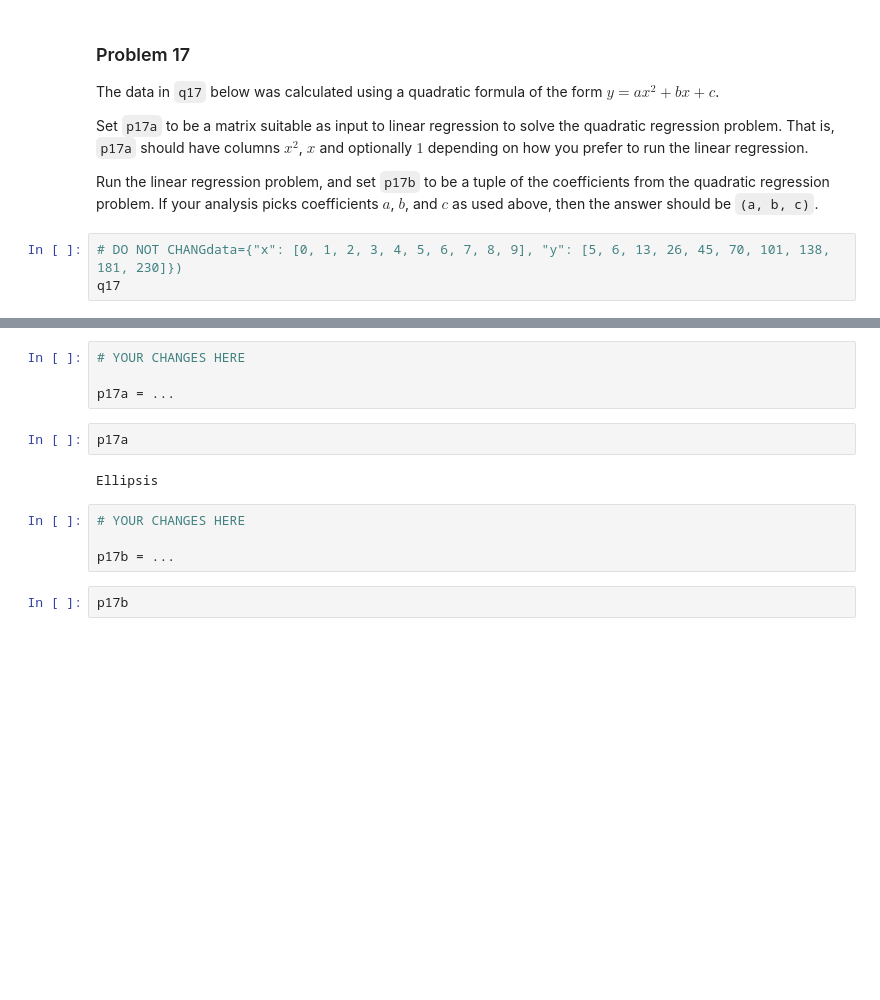
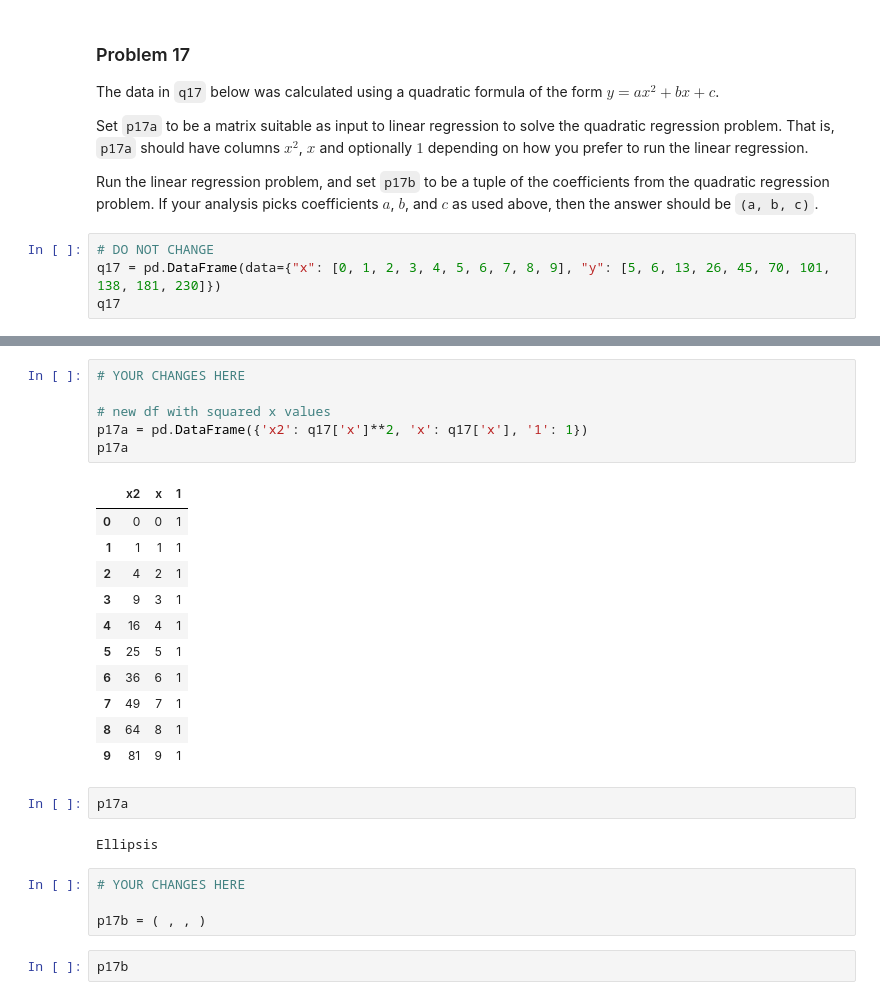
Before and after one commit to veniola/dx601-homework-08, a Jupyter notebook: homework.ipynb, the cells around one changed output, grey strips where cells are left out. Cells and saved outputs as stored; diff of their text form; blank space fills up the shorter version.

```diff
--- a/homework.ipynb
+++ b/homework.ipynb
@@ -404,6 +406,7 @@ That is, `p17a` should have columns $x^2$, $x$ and optionally $1$ depending on h
 Run the linear regression problem, and set `p17b` to be a tuple of the coefficients from the quadratic regression problem.
 If your analysis picks coefficients $a$, $b$, and $c$ as used above, then the answer should be `(a, b, c)`.
 # %%
-# DO NOT CHANGdata={"x": [0, 1, 2, 3, 4, 5, 6, 7, 8, 9], "y": [5, 6, 13, 26, 45, 70, 101, 138, 181, 230]})
+# DO NOT CHANGE
+q17 = pd.DataFrame(data={"x": [0, 1, 2, 3, 4, 5, 6, 7, 8, 9], "y": [5, 6, 13, 26, 45, 70, 101, 138, 181, 230]})
 q17
 # %% [output]
@@ -411,7 +424,21 @@ NameError: name 'q17' is not defined
-# %%
-# YOUR CHANGES HERE
-
-p17a = ...
+# %%
+# YOUR CHANGES HERE
+
+# new df with squared x values
+p17a = pd.DataFrame({'x2': q17['x']**2, 'x': q17['x'], '1': 1})
+p17a
+# %% [output]
+|  | x2 | x | 1 |
+| 0 | 0 | 0 | 1 |
+| 1 | 1 | 1 | 1 |
+| 2 | 4 | 2 | 1 |
+| 3 | 9 | 3 | 1 |
+| 4 | 16 | 4 | 1 |
+| 5 | 25 | 5 | 1 |
+| 6 | 36 | 6 | 1 |
+| 7 | 49 | 7 | 1 |
+| 8 | 64 | 8 | 1 |
+| 9 | 81 | 9 | 1 |
 # %%
 p17a
 # %% [output]
@@ -419,7 +446,7 @@ Ellipsis
 # %%
 # YOUR CHANGES HERE
 
-p17b = ...
+p17b = ( , , )
 # %%
 p17b
 # %% [output]
```
Also changed, not shown: parts of 5 cells of this notebook.
